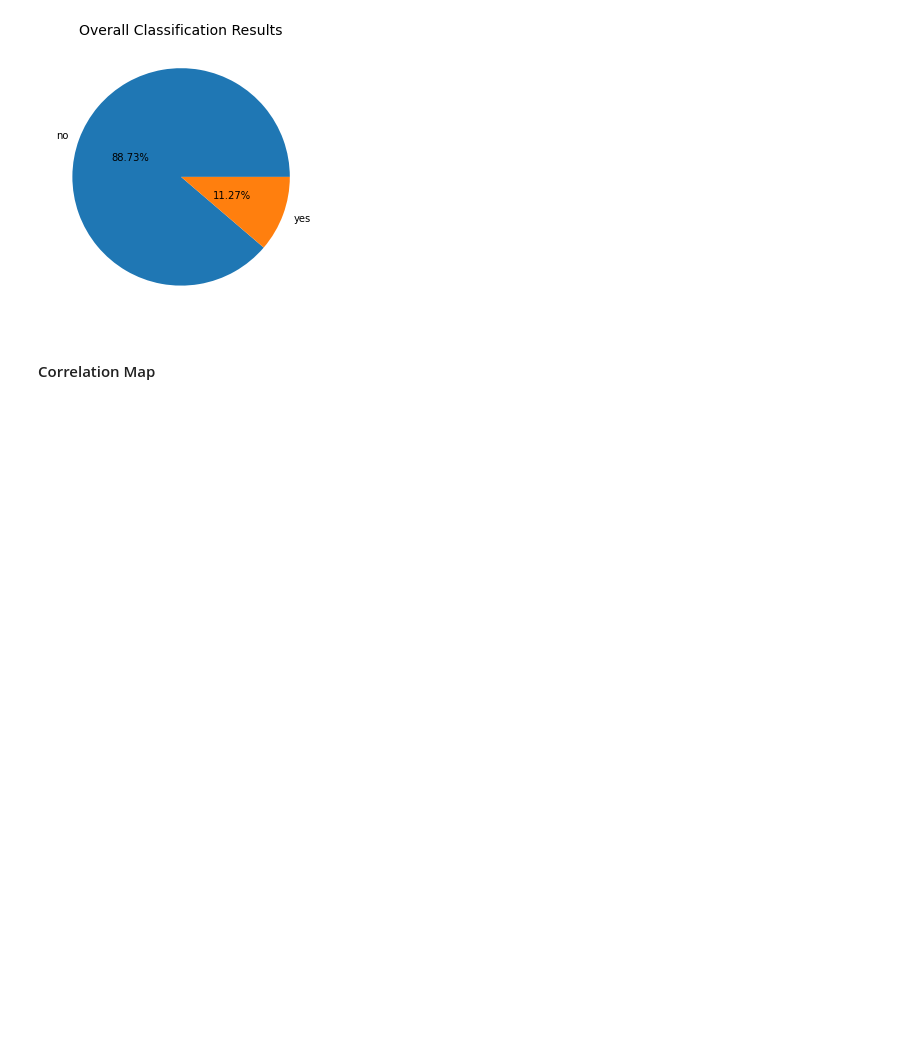
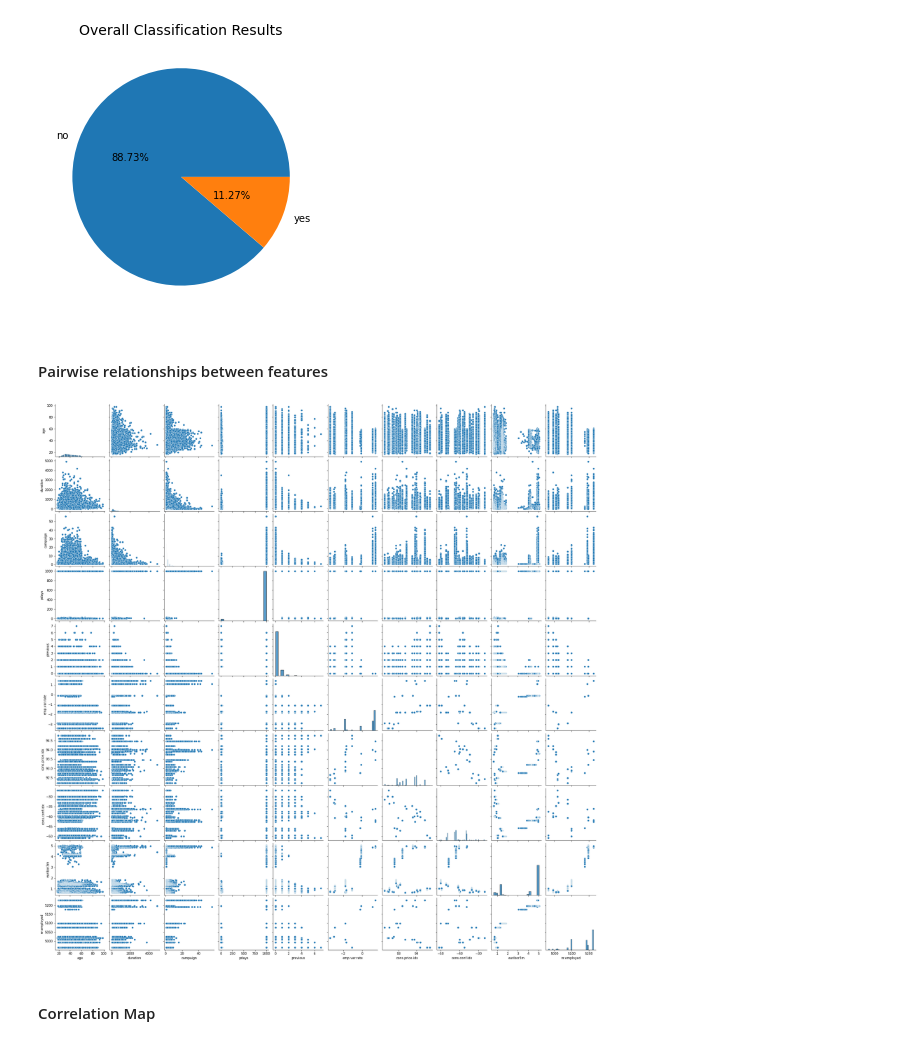
Before and after one commit to MarkLee7925/Bank-Marketing-Classification, a Jupyter notebook: BankMarketingClassification.ipynb, the cells around one changed output. Saved outputs shown, nothing was run; the diff lists cells and outputs as text; code cells hidden in the pictures; blank space fills up the shorter version.

```diff
--- a/BankMarketingClassification.ipynb
+++ b/BankMarketingClassification.ipynb
@@ -214,6 +214,14 @@ plt.title('Overall Classification Results', fontsize=14)
 plt.show()
 # %% [output]
 [figure]
+# %% [markdown]
+#### Pairwise relationships between features
+# %%
+# Pairwise distributions
+sns.pairplot(df)
+plt.show()
+# %% [output]
+[figure, added]
 # %% [markdown]
 #### Correlation Map
 # %%
```
